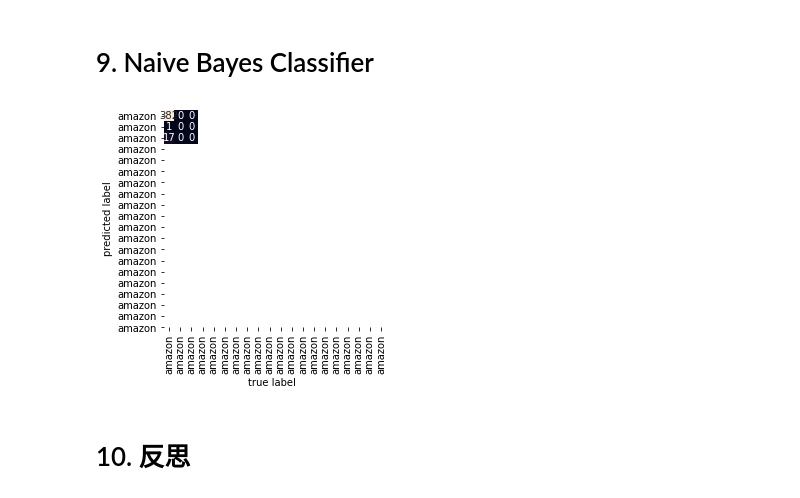
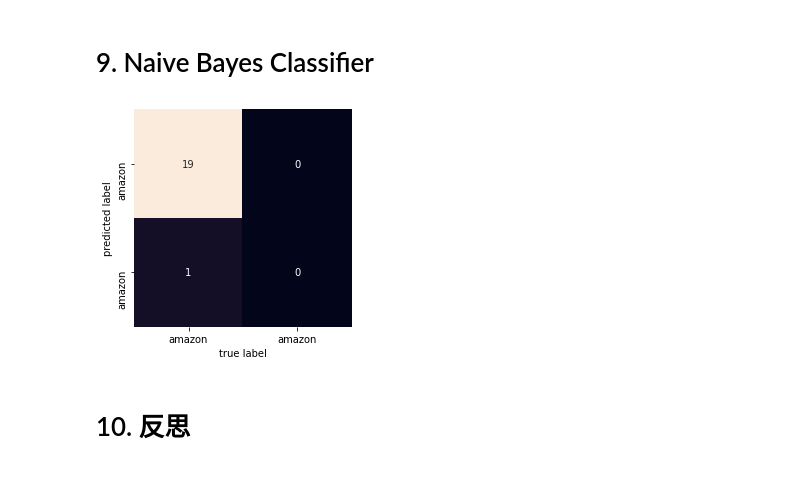
Before and after one commit to LiChiLin/DM2022-Lab1-Master-main, a Jupyter notebook: DM2022-Lab1-Homework-main/DM2022-Lab1-Homework.ipynb, the cells around one changed output. Drawn from its saved outputs; the diff is of its cells as text; code cells hidden in the pictures.

```diff
--- a/DM2022-Lab1-Homework-main/DM2022-Lab1-Homework.ipynb
+++ b/DM2022-Lab1-Homework-main/DM2022-Lab1-Homework.ipynb
@@ -1183,13 +1184,13 @@ model.fit(data["sentence"], data["website"])
 labels = model.predict(data["sentence"])
 # %%
 from sklearn.metrics import confusion_matrix
-mat = confusion_matrix(data["website"][0:400], labels[0:400])
+mat = confusion_matrix(data["website"][0:20], labels[0:20])
 sns.heatmap(mat.T, square=True, annot=True, fmt='d', cbar=False,
-            xticklabels=data["website"][0:20], yticklabels=data["website"][0:20])
+            xticklabels=data["website"][0:2], yticklabels=data["website"][0:2])
 plt.xlabel('true label')
 plt.ylabel('predicted label');
 # %% [output]
-[figure, old version]
+[figure, new version]
 # %% [markdown]
 # 10. 反思
 # %% [markdown]
```
Also changed, not shown: parts of 1 cell of this notebook.
